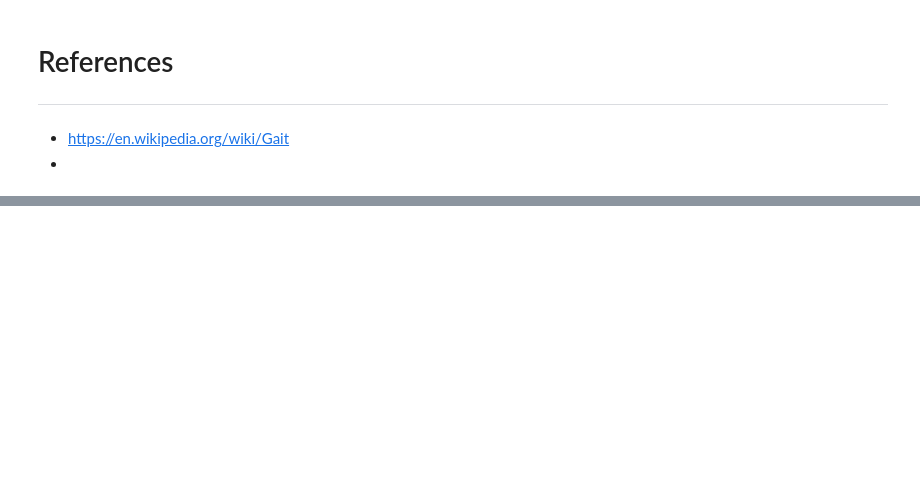
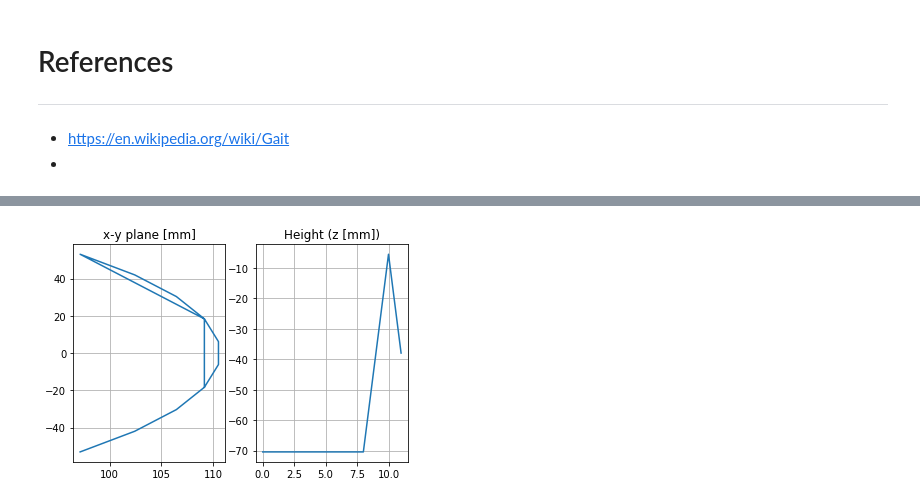
Before and after one commit to MultipedRobotics/multiped, a Jupyter notebook: ax12/docs/gait.ipynb, the cells around one changed output, grey strips where cells are left out. Cells and saved outputs as stored; diff of their text form; code cells hidden in the pictures; blank space fills up the shorter version.

```diff
--- a/ax12/docs/gait.ipynb
+++ b/ax12/docs/gait.ipynb
@@ -281,0 +149,4 @@ for p in pos:
+# %%
+plotFootPos(mov,2)
+# %% [output]
+[figure, added]
```
Also changed, not shown: parts of 27 cells of this notebook, 1 other file.
